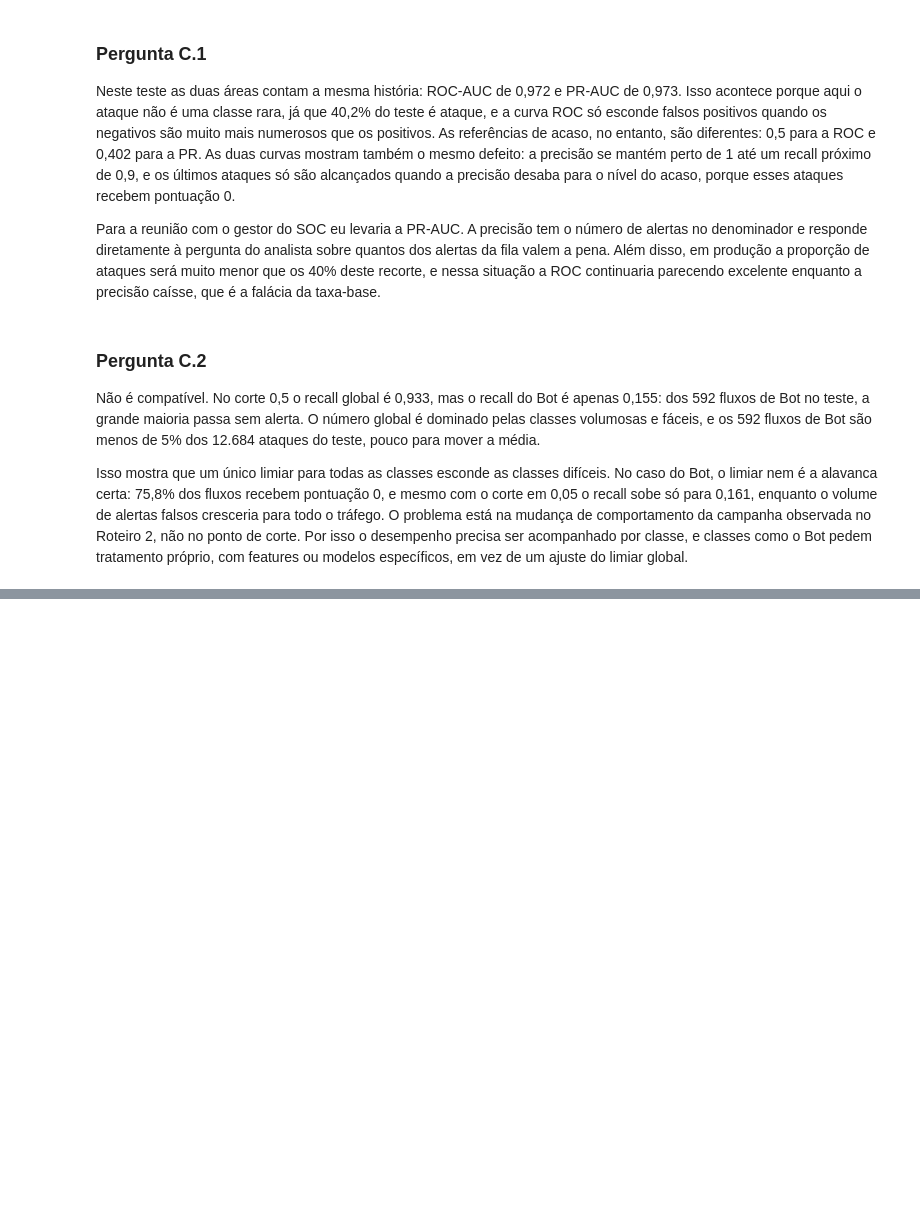
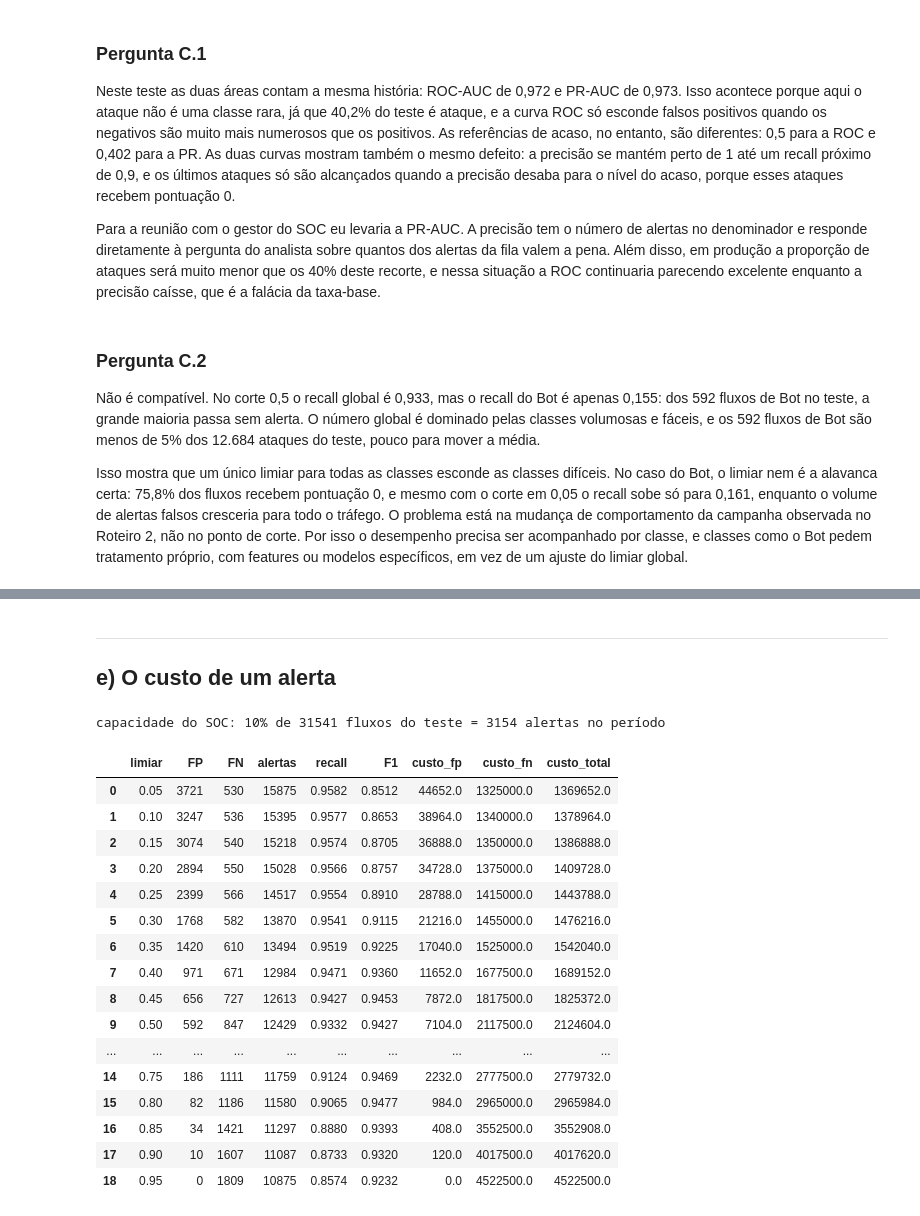
Before and after one commit to phbrandi/pi-ia_cyber, a Jupyter notebook: avaliacao_025bc8.ipynb, the cells around one changed output, grey strips where cells are left out. Drawn from its saved outputs; the diff is of its cells as text; code cells hidden in the pictures; blank space fills up the shorter version.

```diff
--- a/avaliacao_025bc8.ipynb
+++ b/avaliacao_025bc8.ipynb
@@ -244,0 +334,34 @@ Isso mostra que um único limiar para todas as classes esconde as classes difíc
+# %% [markdown]
+---
+
+## e) O custo de um alerta
+# %%
+CUSTO_FP, CUSTO_FN = 12, 2500
+capacidade = int(0.10 * len(y_te))
+
+vg = lambda t: f'{t:.2f}'.replace('.', ',')
+brl = lambda x: f'{x:,.0f}'.replace(',', '.')
+
+tab_e = varrer_limiares(y_te, p_te, LIMIARES, custo_fp=CUSTO_FP, custo_fn=CUSTO_FN)
+print(f'capacidade do SOC: 10% de {len(y_te)} fluxos do teste = {capacidade} alertas no período')
+display(tab_e[['limiar', 'FP', 'FN', 'alertas', 'recall', 'F1',
+               'custo_fp', 'custo_fn', 'custo_total']].round(4))
+# %% [output]
+capacidade do SOC: 10% de 31541 fluxos do teste = 3154 alertas no período
+|  | limiar | FP | FN | alertas | recall | F1 | custo_fp | custo_fn | custo_total |
+| 0 | 0.05 | 3721 | 530 | 15875 | 0.9582 | 0.8512 | 44652.0 | 1325000.0 | 1369652.0 |
+| 1 | 0.10 | 3247 | 536 | 15395 | 0.9577 | 0.8653 | 38964.0 | 1340000.0 | 1378964.0 |
+| 2 | 0.15 | 3074 | 540 | 15218 | 0.9574 | 0.8705 | 36888.0 | 1350000.0 | 1386888.0 |
+| 3 | 0.20 | 2894 | 550 | 15028 | 0.9566 | 0.8757 | 34728.0 | 1375000.0 | 1409728.0 |
+| 4 | 0.25 | 2399 | 566 | 14517 | 0.9554 | 0.8910 | 28788.0 | 1415000.0 | 1443788.0 |
+| 5 | 0.30 | 1768 | 582 | 13870 | 0.9541 | 0.9115 | 21216.0 | 1455000.0 | 1476216.0 |
+| 6 | 0.35 | 1420 | 610 | 13494 | 0.9519 | 0.9225 | 17040.0 | 1525000.0 | 1542040.0 |
+| 7 | 0.40 | 971 | 671 | 12984 | 0.9471 | 0.9360 | 11652.0 | 1677500.0 | 1689152.0 |
+| 8 | 0.45 | 656 | 727 | 12613 | 0.9427 | 0.9453 | 7872.0 | 1817500.0 | 1825372.0 |
+| 9 | 0.50 | 592 | 847 | 12429 | 0.9332 | 0.9427 | 7104.0 | 2117500.0 | 2124604.0 |
+| ... | ... | ... | ... | ... | ... | ... | ... | ... | ... |
+| 14 | 0.75 | 186 | 1111 | 11759 | 0.9124 | 0.9469 | 2232.0 | 2777500.0 | 2779732.0 |
+| 15 | 0.80 | 82 | 1186 | 11580 | 0.9065 | 0.9477 | 984.0 | 2965000.0 | 2965984.0 |
+| 16 | 0.85 | 34 | 1421 | 11297 | 0.8880 | 0.9393 | 408.0 | 3552500.0 | 3552908.0 |
+| 17 | 0.90 | 10 | 1607 | 11087 | 0.8733 | 0.9320 | 120.0 | 4017500.0 | 4017620.0 |
+| 18 | 0.95 | 0 | 1809 | 10875 | 0.8574 | 0.9232 | 0.0 | 4522500.0 | 4522500.0 |
```
Also changed, not shown: parts of 17 cells of this notebook, 5 other files.
